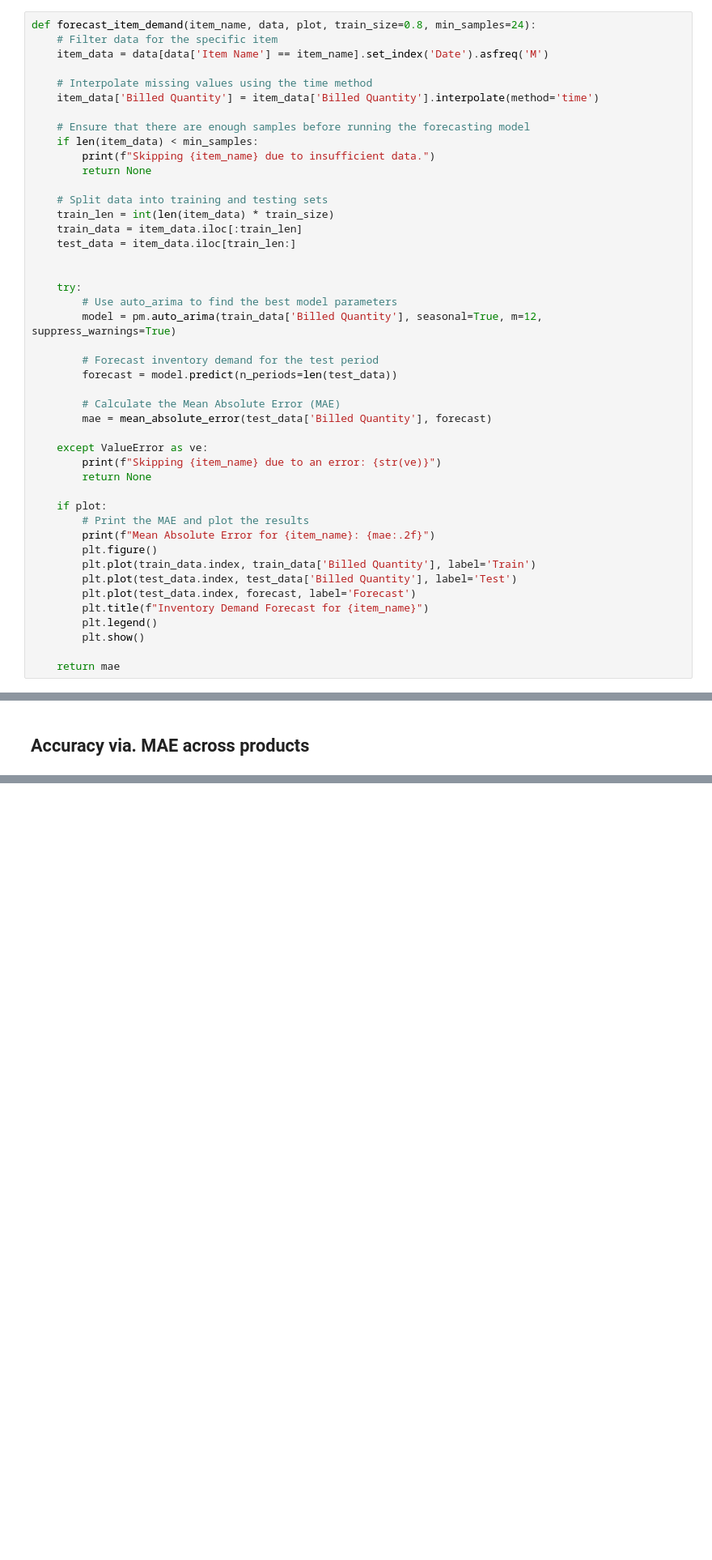
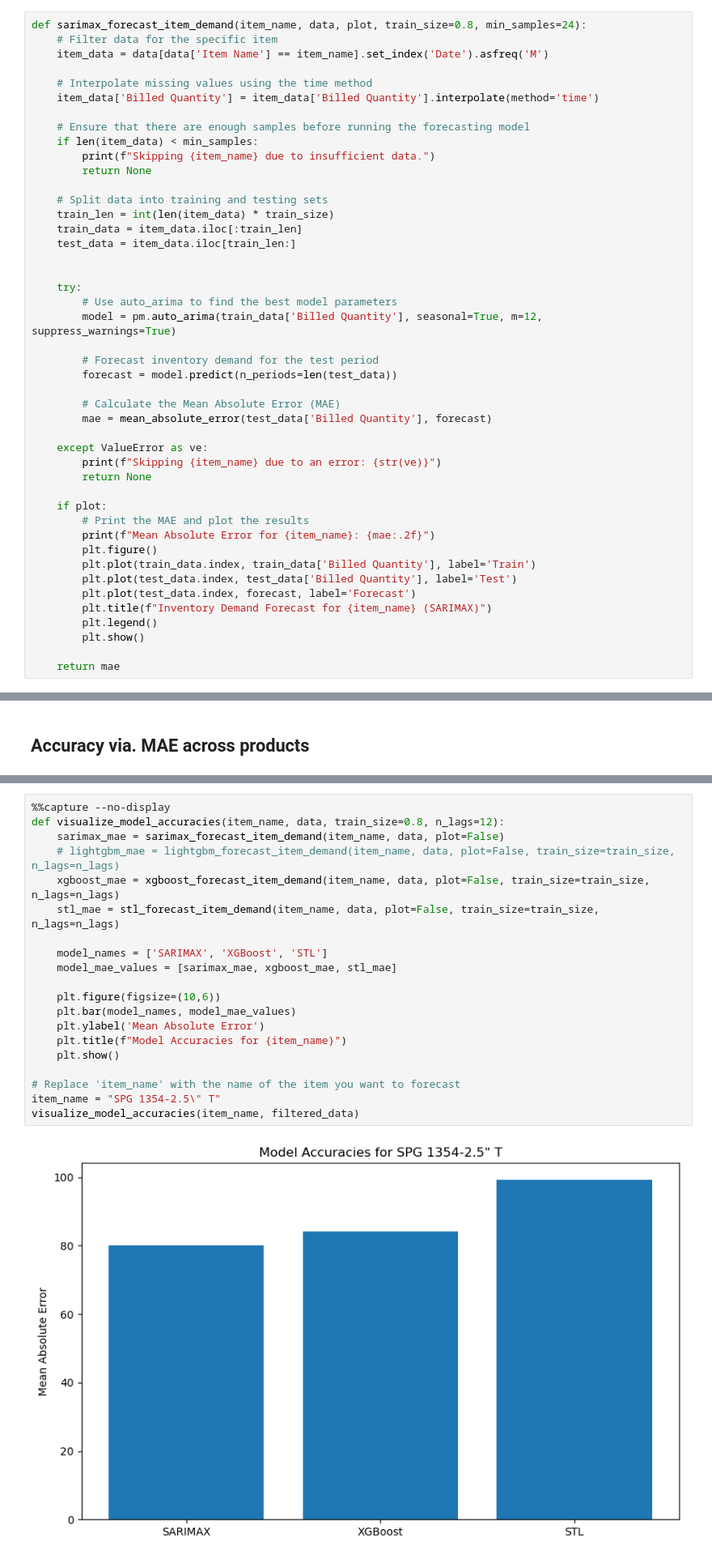
Before and after one commit to prathamshroff/Inventory-Demand-Forecasting, a Jupyter notebook: inventory-forecasting.ipynb, the cells around one changed output, grey strips where cells are left out. Shown at 81% size. Drawn from its saved outputs; the diff is of its cells as text; blank space fills up the shorter version.

```diff
--- a/inventory-forecasting.ipynb
+++ b/inventory-forecasting.ipynb
@@ -109,7 +112,7 @@ unique_items = filtered_data['Item Name'].unique()
 # SARIMAX Time-Series Model Implementation
 ---
 # %%
-def forecast_item_demand(item_name, data, plot, train_size=0.8, min_samples=24):
+def sarimax_forecast_item_demand(item_name, data, plot, train_size=0.8, min_samples=24):
     # Filter data for the specific item
     item_data = data[data['Item Name'] == item_name].set_index('Date').asfreq('M')
 
@@ -148,7 +151,7 @@ def forecast_item_demand(item_name, data, plot, train_size=0.8, min_samples=24):
         plt.plot(train_data.index, train_data['Billed Quantity'], label='Train')
         plt.plot(test_data.index, test_data['Billed Quantity'], label='Test')
         plt.plot(test_data.index, forecast, label='Forecast')
-        plt.title(f"Inventory Demand Forecast for {item_name}")
+        plt.title(f"Inventory Demand Forecast for {item_name} (SARIMAX)")
         plt.legend()
         plt.show()
 
@@ -342,0 +464,22 @@ Mean Absolute Error for S-STRAP 4": 0.1269
+# %%
+%%capture --no-display
+def visualize_model_accuracies(item_name, data, train_size=0.8, n_lags=12):
+    sarimax_mae = sarimax_forecast_item_demand(item_name, data, plot=False)
+    # lightgbm_mae = lightgbm_forecast_item_demand(item_name, data, plot=False, train_size=train_size, n_lags=n_lags)
+    xgboost_mae = xgboost_forecast_item_demand(item_name, data, plot=False, train_size=train_size, n_lags=n_lags)
+    stl_mae = stl_forecast_item_demand(item_name, data, plot=False, train_size=train_size, n_lags=n_lags)
+
+    model_names = ['SARIMAX', 'XGBoost', 'STL']
+    model_mae_values = [sarimax_mae, xgboost_mae, stl_mae]
+
+    plt.figure(figsize=(10,6))
+    plt.bar(model_names, model_mae_values)
+    plt.ylabel('Mean Absolute Error')
+    plt.title(f"Model Accuracies for {item_name}")
+    plt.show()
+
+# Replace 'item_name' with the name of the item you want to forecast
+item_name = "SPG 1354-2.5\" T"
+visualize_model_accuracies(item_name, filtered_data)
+# %% [output]
+[figure, added]
```
Also changed, not shown: parts of 17 cells of this notebook.
